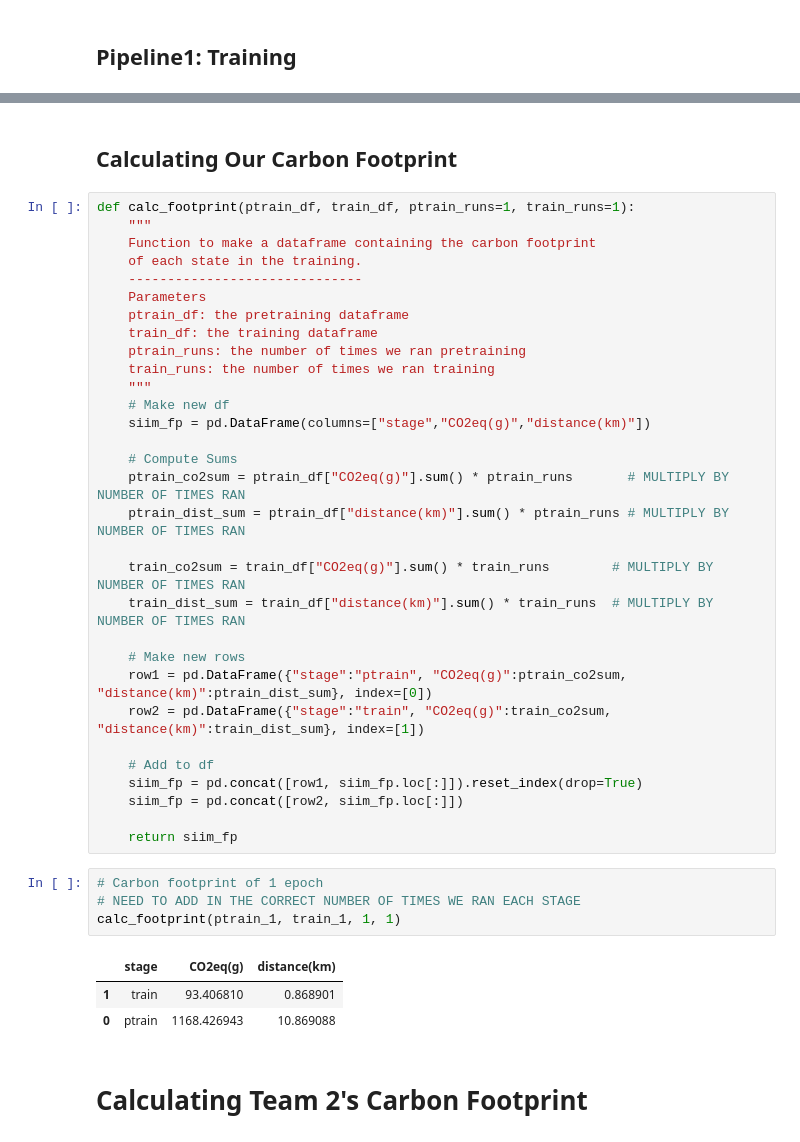
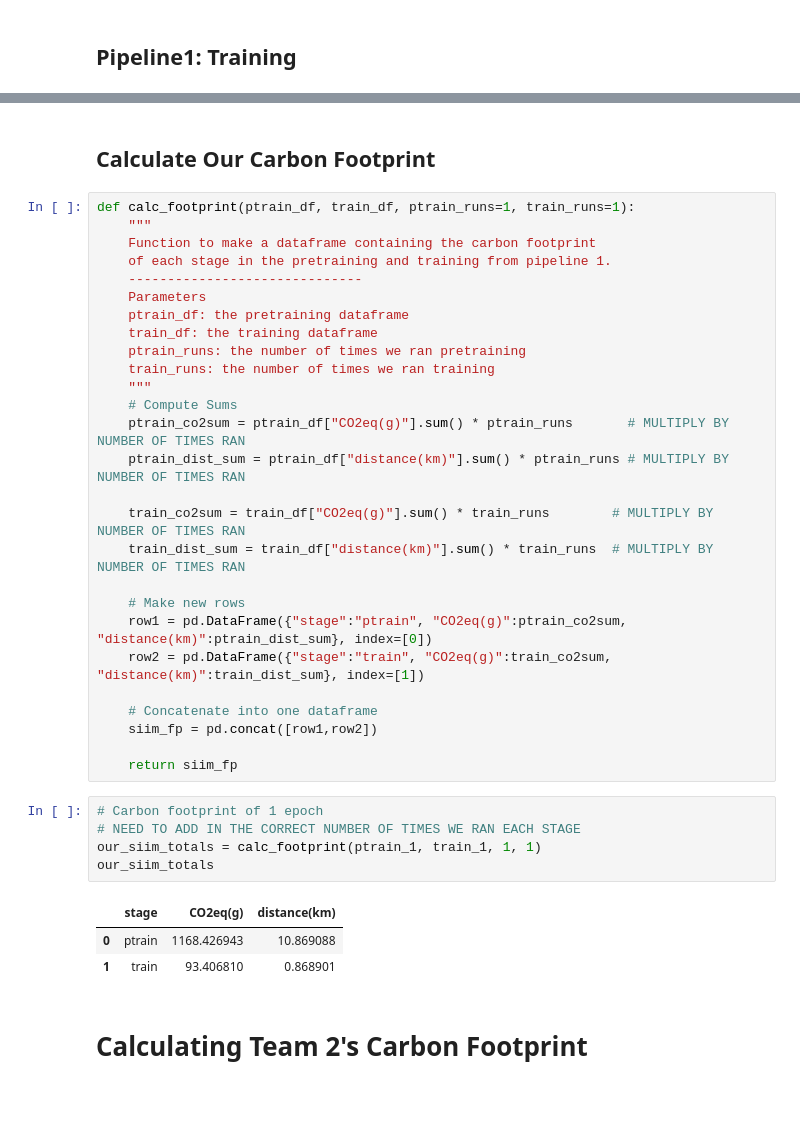
Before and after one commit to Xannadoo/carbon-cost-kaggle, a Jupyter notebook: carbonFootprintResults.ipynb, the cells around one changed output, grey strips where cells are left out. Saved outputs shown, nothing was run; the diff lists cells and outputs as text; blank space fills up the shorter version.

```diff
--- a/carbonFootprintResults.ipynb
+++ b/carbonFootprintResults.ipynb
@@ -81,10 +79,10 @@ display(train_full)
 # %% [markdown]
-## Calculating Our Carbon Footprint
+## Calculate Our Carbon Footprint
 # %%
 def calc_footprint(ptrain_df, train_df, ptrain_runs=1, train_runs=1):
     """
     Function to make a dataframe containing the carbon footprint
-    of each state in the training.
+    of each stage in the pretraining and training from pipeline 1.
     ------------------------------
     Parameters
     ptrain_df: the pretraining dataframe
@@ -92,9 +90,6 @@ def calc_footprint(ptrain_df, train_df, ptrain_runs=1, train_runs=1):
     ptrain_runs: the number of times we ran pretraining
     train_runs: the number of times we ran training
     """
-    # Make new df
-    siim_fp = pd.DataFrame(columns=["stage","CO2eq(g)","distance(km)"])
-
     # Compute Sums
     ptrain_co2sum = ptrain_df["CO2eq(g)"].sum() * ptrain_runs       # MULTIPLY BY NUMBER OF TIMES RAN
     ptrain_dist_sum = ptrain_df["distance(km)"].sum() * ptrain_runs # MULTIPLY BY NUMBER OF TIMES RAN
@@ -106,19 +101,19 @@ def calc_footprint(ptrain_df, train_df, ptrain_runs=1, train_runs=1):
     row1 = pd.DataFrame({"stage":"ptrain", "CO2eq(g)":ptrain_co2sum, "distance(km)":ptrain_dist_sum}, index=[0])
     row2 = pd.DataFrame({"stage":"train", "CO2eq(g)":train_co2sum, "distance(km)":train_dist_sum}, index=[1])
 
-    # Add to df
-    siim_fp = pd.concat([row1, siim_fp.loc[:]]).reset_index(drop=True)
-    siim_fp = pd.concat([row2, siim_fp.loc[:]])
+    # Concatenate into one dataframe
+    siim_fp = pd.concat([row1,row2])
 
     return siim_fp
 # %%
 # Carbon footprint of 1 epoch
 # NEED TO ADD IN THE CORRECT NUMBER OF TIMES WE RAN EACH STAGE
-calc_footprint(ptrain_1, train_1, 1, 1)
+our_siim_totals = calc_footprint(ptrain_1, train_1, 1, 1)
+our_siim_totals
 # %% [output]
 |  | stage | CO2eq(g) | distance(km) |
+| 0 | ptrain | 1168.426943 | 10.869088 |
 | 1 | train | 93.406810 | 0.868901 |
-| 0 | ptrain | 1168.426943 | 10.869088 |
 # %% [markdown]
 # Calculating Team 2's Carbon Footprint
 # %%
```
Also changed, not shown: parts of 28 cells of this notebook.
